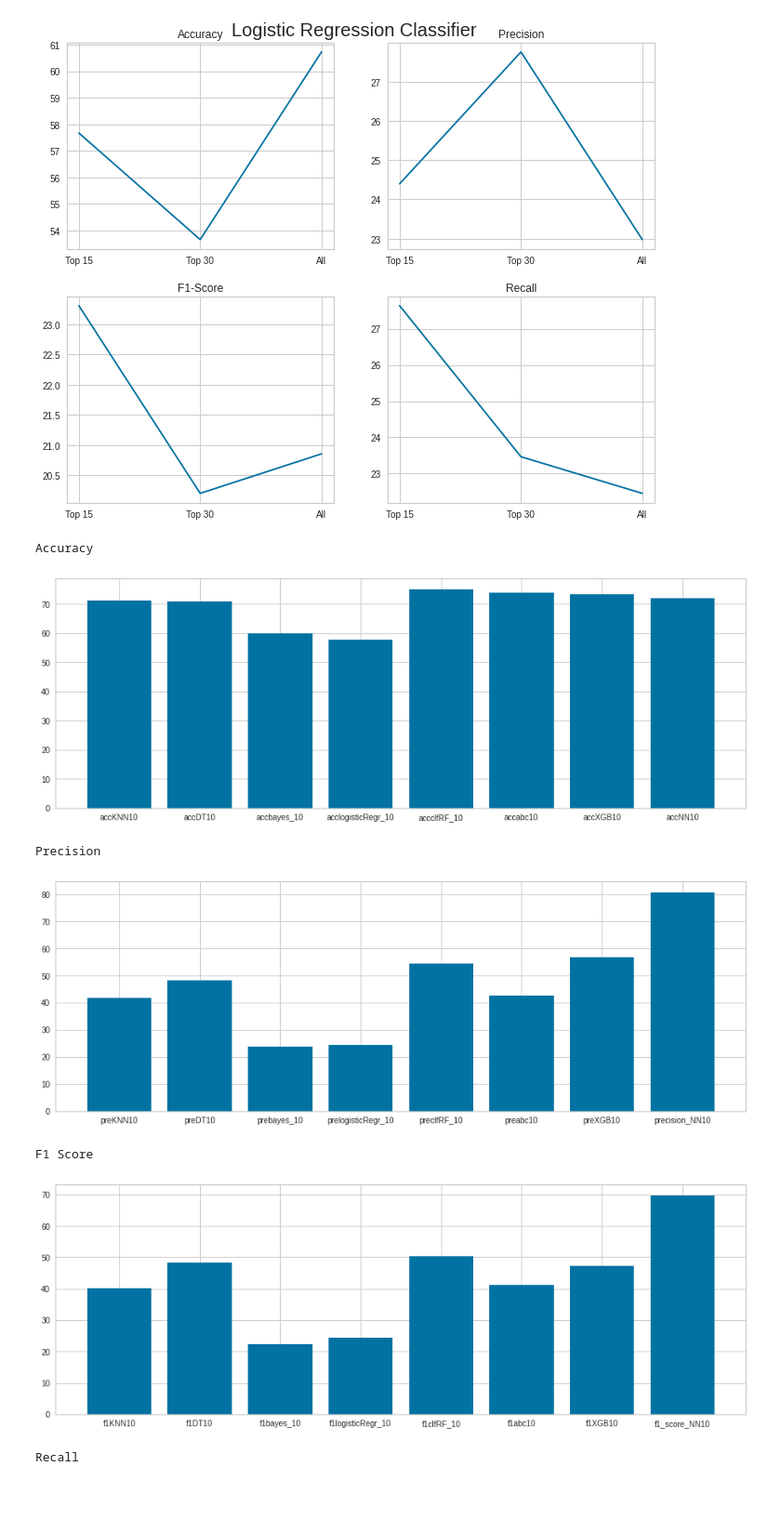
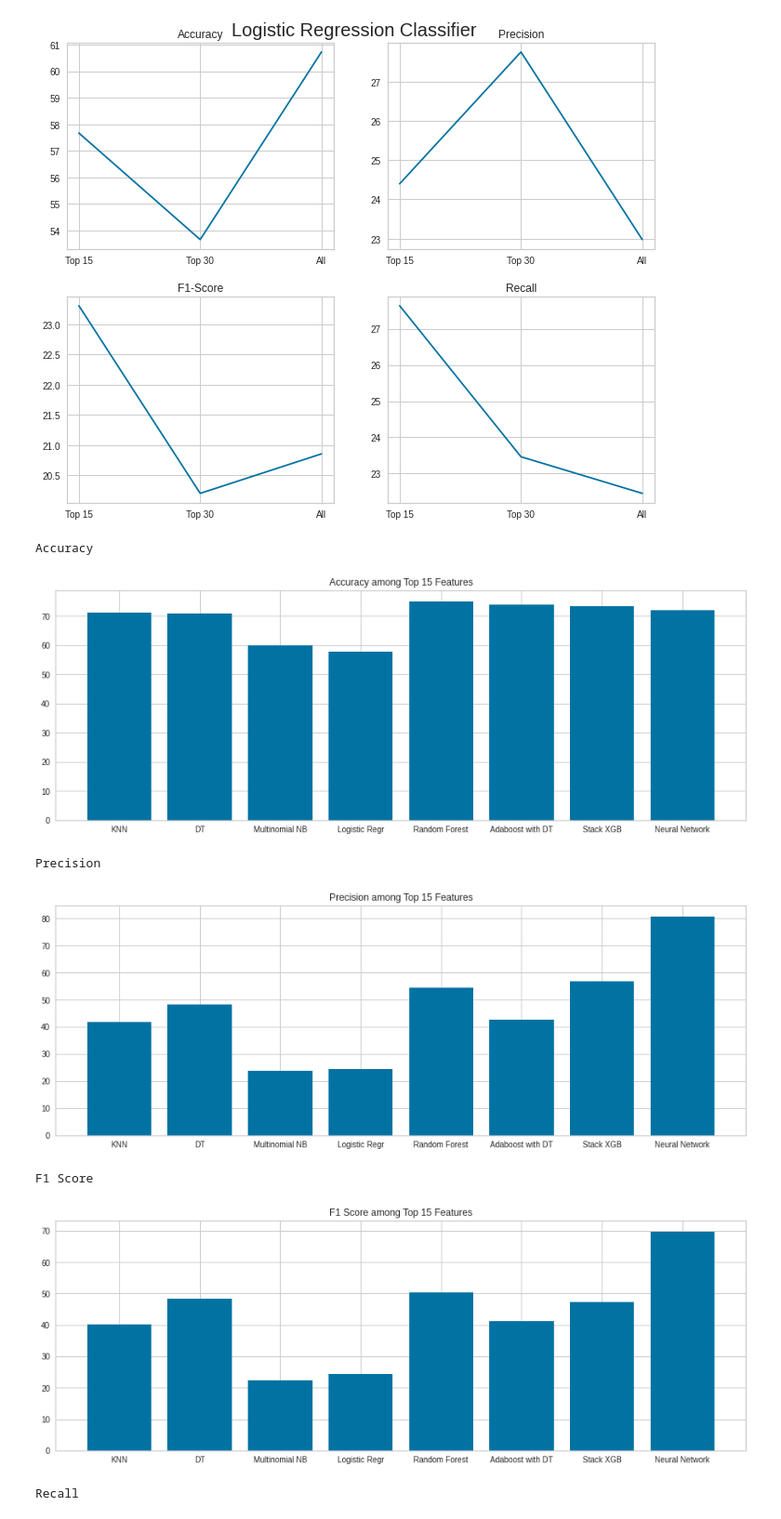
Before and after one commit to ishaak15/UNSW-IDS-Feature-Selection, a Jupyter notebook: Training_and_Testing.ipynb, the cells around one changed output. Shown at 93% size. Cells and saved outputs as stored; diff of their text form; code cells hidden in the pictures; blank space fills up the shorter version.

Commit message:
Finalized Figures and plots

```diff
--- a/Training_and_Testing.ipynb
+++ b/Training_and_Testing.ipynb
@@ -1585,40 +1585,44 @@ plt.show()
 #Accuracy
 print("Accuracy")
 fig = plt.figure()
 ax = fig.add_axes([0,0,2,1])
-algo = ['accKNN10', 'accDT10', 'accbayes_10', 'acclogisticRegr_10','accclfRF_10',"accabc10","accXGB10","accNN10",]
+algo = ['KNN', 'DT', 'Multinomial NB', 'Logistic Regr','Random Forest',"Adaboost with DT","Stack XGB","Neural Network"]
 acc = [accKNN10*100,accDT10*100,accbayes_10*100,acclogisticRegr_10*100,accclfRF_10*100,accabc10*100,accXGB10*100,accNN10*100]
 ax.bar(algo,acc)
+plt.title("Accuracy among Top 15 Features")
 plt.show()
 #Precision
 print("Precision")
 fig = plt.figure()
 ax = fig.add_axes([0,0,2,1])
-algo = ['preKNN10', 'preDT10', 'prebayes_10', 'prelogisticRegr_10','preclfRF_10',"preabc10","preXGB10","precision_NN10"]
+algo = ['KNN', 'DT', 'Multinomial NB', 'Logistic Regr','Random Forest',"Adaboost with DT","Stack XGB","Neural Network"]
 pre = [preKNN10*100,preDT10*100,prebayes_10*100,prelogisticRegr_10*100,preclfRF_10*100,preabc10*100,preXGB10*100,precision_NN10*100]
 ax.bar(algo,pre)
+plt.title("Precision among Top 15 Features")
 plt.show()
 #F1 Score
 print("F1 Score")
 fig = plt.figure()
 ax = fig.add_axes([0,0,2,1])
-algo = ['f1KNN10', 'f1DT10', 'f1bayes_10', 'f1logisticRegr_10','f1clfRF_10',"f1abc10","f1XGB10","f1_score_NN10"]
+algo = ['KNN', 'DT', 'Multinomial NB', 'Logistic Regr','Random Forest',"Adaboost with DT","Stack XGB","Neural Network"]
 f1 = [f1KNN10*100,f1DT10*100,f1bayes_10*100,prelogisticRegr_10*100,f1clfRF_10*100,f1abc10*100,f1XGB10*100,f1_score_NN10*100]
 ax.bar(algo,f1)
+plt.title("F1 Score among Top 15 Features")
 plt.show()
 #Recall
 print("Recall")
 fig = plt.figure()
 ax = fig.add_axes([0,0,2,1])
-algo = ['reKNN10', 'reDT10', 'rebayes_10', 'prelogisticRegr_10','reclfRF_10',"reabc10","reXGB10","recall_NN10"]
+algo = ['KNN', 'DT', 'Multinomial NB', 'Logistic Regr','Random Forest',"Adaboost with DT","Stack XGB","Neural Network"]
 re = [reKNN10*100,reDT10*100,rebayes_10*100,prelogisticRegr_10*100,reclfRF_10*100,reabc10*100,reXGB10*100,recall_NN10*100]
 ax.bar(algo,re)
+plt.title("Recall among Top 15 Features")
 plt.show()
 # %% [output]
 Accuracy
-[figure, old version]
+[figure, new version]
 Precision
-[figure, old version]
+[figure, new version]
 F1 Score
-[figure, old version]
+[figure, new version]
 Recall
```
Also changed, not shown: parts of 3 cells of this notebook.
